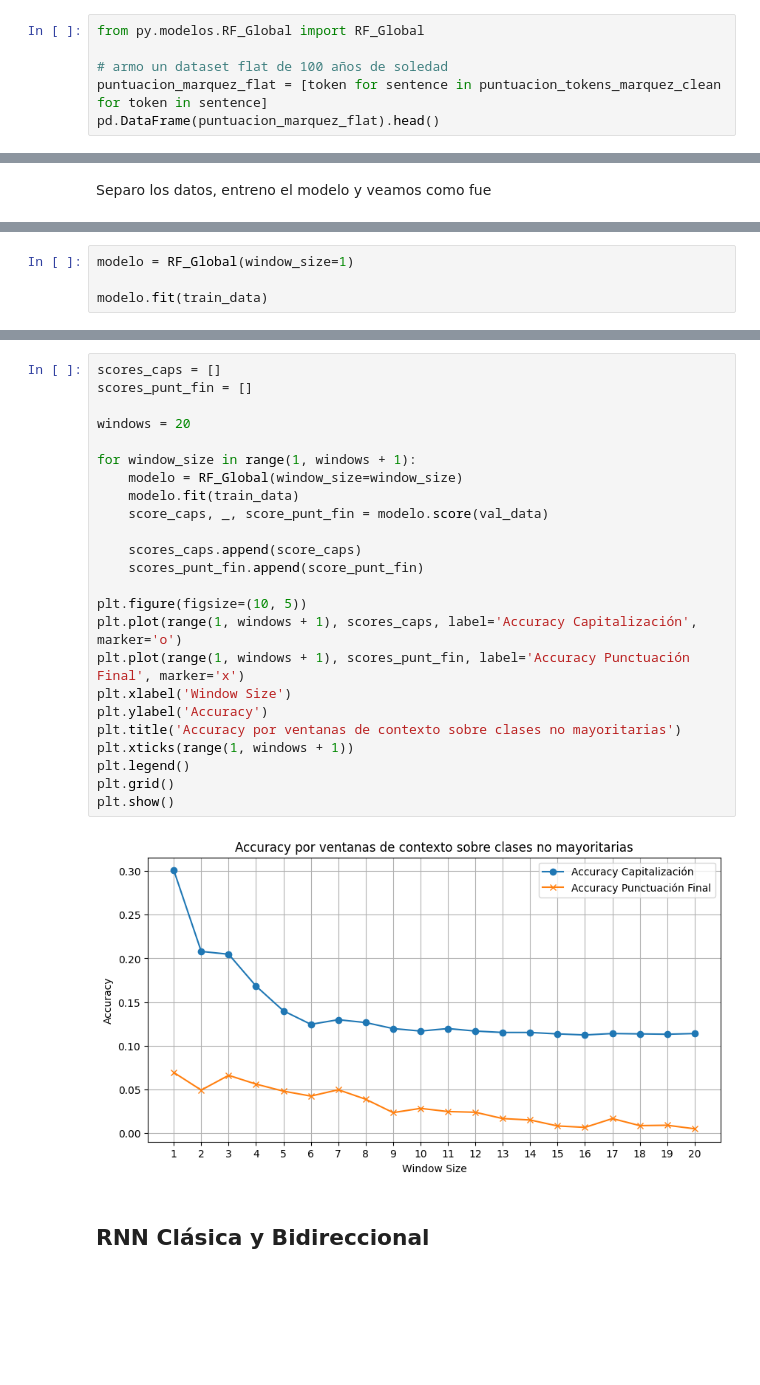
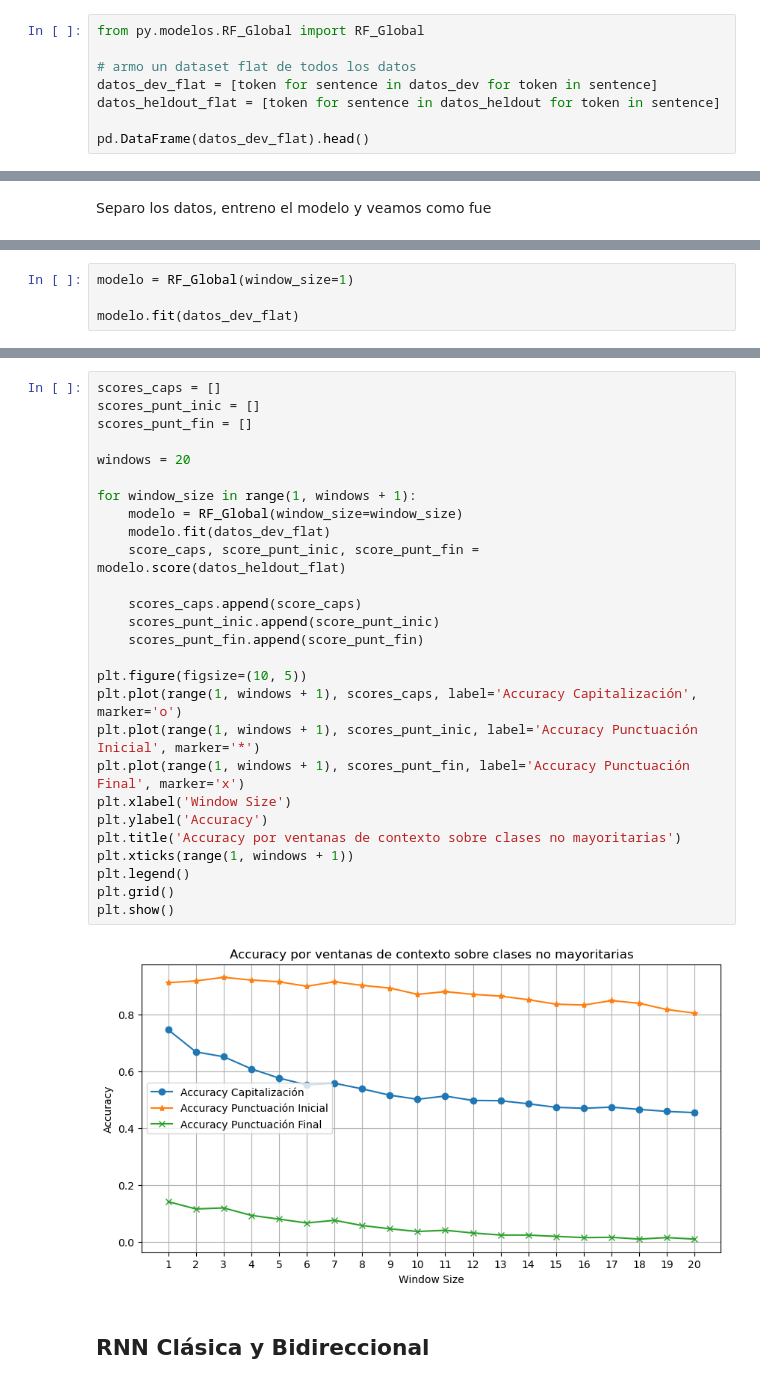
Before and after one commit to LeoBrasileo/Aprendizaje-Automatico-TP2, a Jupyter notebook: TP2_main.ipynb, the cells around one changed output, grey strips where cells are left out. Drawn from its saved outputs; the diff is of its cells as text; blank space fills up the shorter version.

```diff
--- a/TP2_main.ipynb
+++ b/TP2_main.ipynb
@@ -115,8 +74,10 @@ for new_id, tokens_list in enumerate(puntuacion_tokens_marquez):
 # %%
 from py.modelos.RF_Global import RF_Global
 
-# armo un dataset flat de 100 años de soledad
-puntuacion_marquez_flat = [token for sentence in puntuacion_tokens_marquez_clean for token in sentence]
-pd.DataFrame(puntuacion_marquez_flat).head()
+# armo un dataset flat de todos los datos
+datos_dev_flat = [token for sentence in datos_dev for token in sentence]
+datos_heldout_flat = [token for sentence in datos_heldout for token in sentence]
+
+pd.DataFrame(datos_dev_flat).head()
 # %% [output]
 |  | instancia_id | token | token_id | capitalizacion | puntuacion_inicial | puntuacion_final |
@@ -136,5 +91,5 @@ train_data, val_data = train_test_split(
 # %%
 modelo = RF_Global(window_size=1)
 
-modelo.fit(train_data)
+modelo.fit(datos_dev_flat)
 # %%
@@ -163,29 +118,32 @@ Evidentemente aprendio que las oraciones arrancan en mayuscula. Y no hay sufucie
 # %%
 scores_caps = []
+scores_punt_inic = []
 scores_punt_fin = []
 
 windows = 20
 
 for window_size in range(1, windows + 1):
     modelo = RF_Global(window_size=window_size)
-    modelo.fit(train_data)
-    score_caps, _, score_punt_fin = modelo.score(val_data)
+    modelo.fit(datos_dev_flat)
+    score_caps, score_punt_inic, score_punt_fin = modelo.score(datos_heldout_flat)
 
     scores_caps.append(score_caps)
+    scores_punt_inic.append(score_punt_inic)
     scores_punt_fin.append(score_punt_fin)
 
 plt.figure(figsize=(10, 5))
 plt.plot(range(1, windows + 1), scores_caps, label='Accuracy Capitalización', marker='o')
+plt.plot(range(1, windows + 1), scores_punt_inic, label='Accuracy Punctuación Inicial', marker='*')
 plt.plot(range(1, windows + 1), scores_punt_fin, label='Accuracy Punctuación Final', marker='x')
 plt.xlabel('Window Size')
 plt.ylabel('Accuracy')
 plt.title('Accuracy por ventanas de contexto sobre clases no mayoritarias')
 plt.xticks(range(1, windows + 1))
 plt.legend()
 plt.grid()
 plt.show()
 # %% [output]
-[figure, old version]
+[figure, new version]
 # %% [markdown]
 ## RNN Clásica y Bidireccional
 # %%
```
Also changed, not shown: parts of 6 cells of this notebook, 2 other files.
